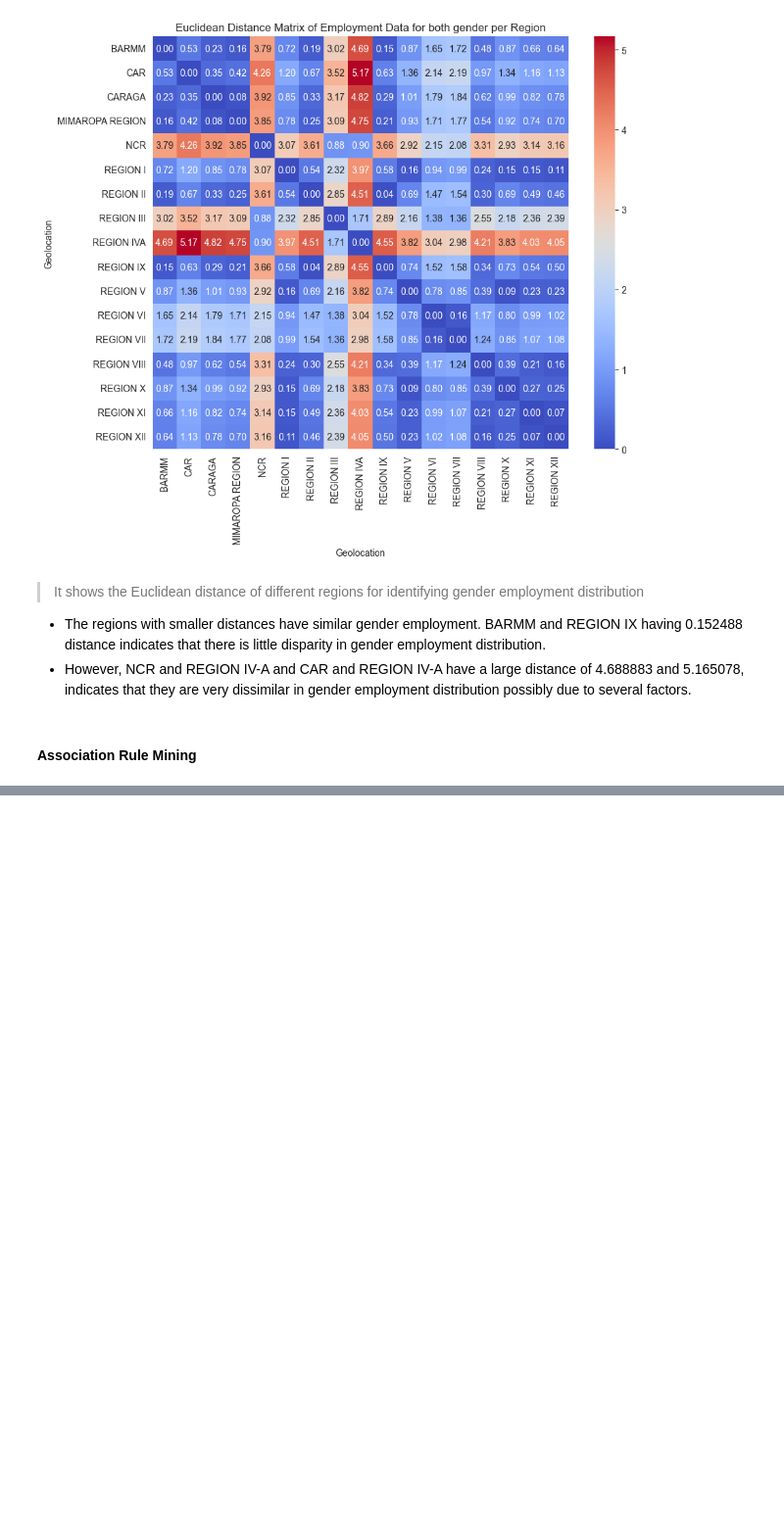
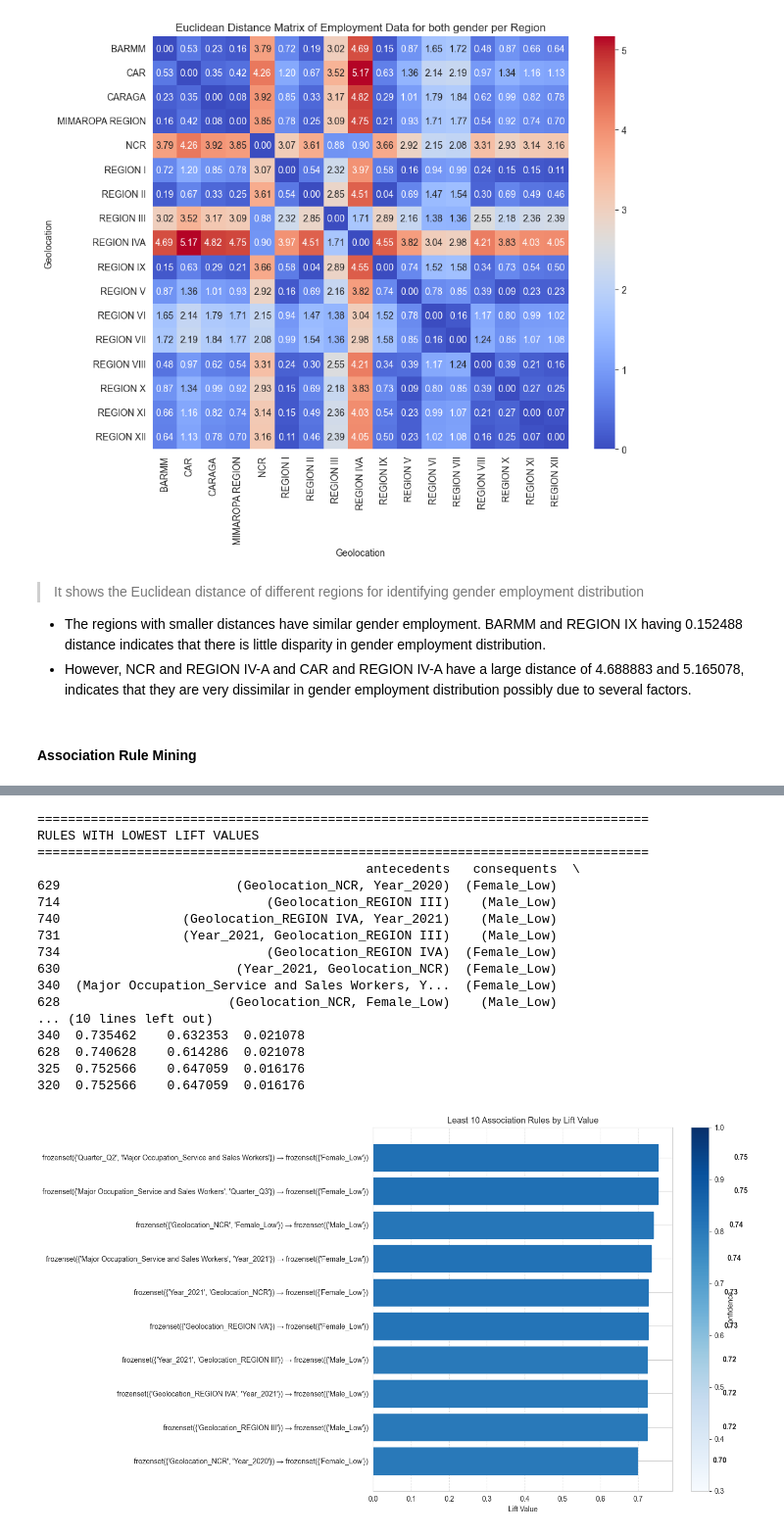
Before and after one commit to hotline8ling/Data-Mining-on-Employed-Persons-by-Major-Occupation-by-Region-by-Sex-in-the-Philippines, a Jupyter notebook: Test_Clean.ipynb, the cells around one changed output, grey strips where cells are left out. Shown at 98% size. Drawn from its saved outputs; the diff is of its cells as text; code cells hidden in the pictures; blank space fills up the shorter version.

```diff
--- a/Test_Clean.ipynb
+++ b/Test_Clean.ipynb
@@ -1726,0 +2317,67 @@ plt.show()
+# %%
+# Analyze rules with highest lift values
+print("\n" + "="*80)
+print("RULES WITH LOWEST LIFT VALUES")
+print("="*80)
+
+# Sort rules by lift in descending order and get top 10
+top_lift_rules = rules.sort_values('lift', ascending=True).head(10)
+print(top_lift_rules[['antecedents', 'consequents', 'lift', 'confidence', 'support']])
+
+# Create a visualization of top rules by lift
+fig, ax = plt.subplots(figsize=(14, 8))
+
+# Extract rule descriptions for y-axis labels
+rule_labels = [f"{row['antecedents']} → {row['consequents']}" for _, row in top_lift_rules.iterrows()]
+
+# Create horizontal bar chart with lift values
+bars = ax.barh(range(len(top_lift_rules)), top_lift_rules['lift'], color='skyblue')
+
+# Add lift values at the end of each bar
+for i, bar in enumerate(bars):
+    ax.text(bar.get_width() + 0.2, bar.get_y() + bar.get_height()/2,
+             f'{top_lift_rules.iloc[i]["lift"]:.2f}',
+             va='center', fontweight='bold')
+
+# Set y-axis labels to rule descriptions
+ax.set_yticks(range(len(top_lift_rules)))
+ax.set_yticklabels(rule_labels)
+
+# Add labels and title
+ax.set_xlabel('Lift Value')
+ax.set_title('Least 10 Association Rules by Lift Value')
+ax.grid(axis='x', linestyle='--', alpha=0.7)
+
+# Add color coding based on confidence
+for i, bar in enumerate(bars):
+    # Color gradient based on confidence (darker = higher confidence)
+    confidence = top_lift_rules.iloc[i]['confidence']
+    bar.set_color(plt.cm.Blues(0.3 + 0.7 * confidence))
+
+# Add a colorbar legend
+sm = plt.cm.ScalarMappable(cmap=plt.cm.Blues, norm=plt.Normalize(0.3, 1.0))
+sm.set_array([])
+cbar = fig.colorbar(sm, ax=ax)
+cbar.set_label('Confidence')
+
+# Adjust layout to make room for rule labels
+plt.tight_layout()
+# %% [output]
+================================================================================
+RULES WITH LOWEST LIFT VALUES
+================================================================================
+                                           antecedents   consequents  \
+629                       (Geolocation_NCR, Year_2020)  (Female_Low)
+714                           (Geolocation_REGION III)    (Male_Low)
+740                (Geolocation_REGION IVA, Year_2021)    (Male_Low)
+731                (Year_2021, Geolocation_REGION III)    (Male_Low)
+734                           (Geolocation_REGION IVA)  (Female_Low)
+630                       (Year_2021, Geolocation_NCR)  (Female_Low)
+340  (Major Occupation_Service and Sales Workers, Y...  (Female_Low)
+628                      (Geolocation_NCR, Female_Low)    (Male_Low)
+... (10 lines left out)
+340  0.735462    0.632353  0.021078
+628  0.740628    0.614286  0.021078
+325  0.752566    0.647059  0.016176
+320  0.752566    0.647059  0.016176
+[figure, added]
```
Also changed, not shown: parts of 22 cells of this notebook, 1 other file.
